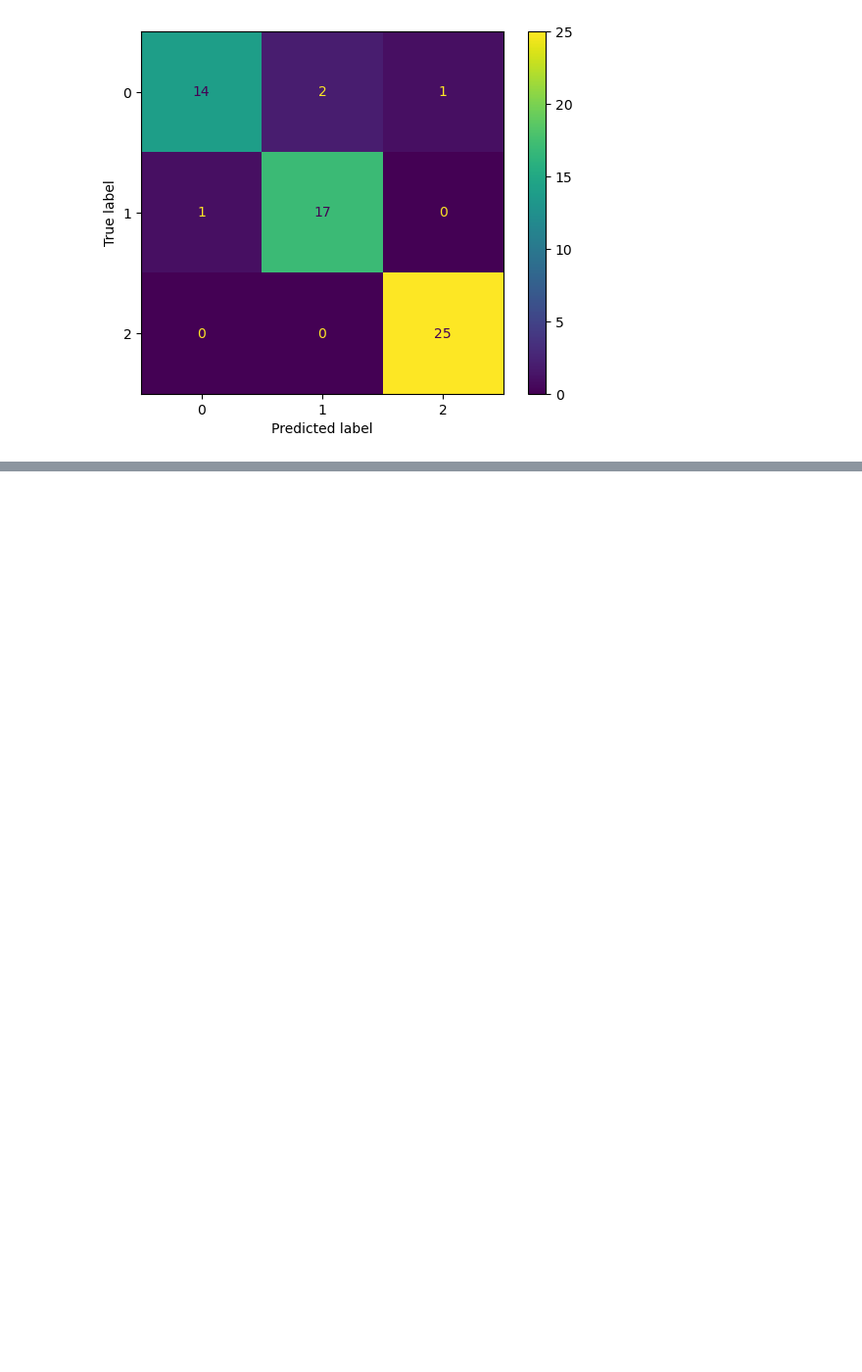
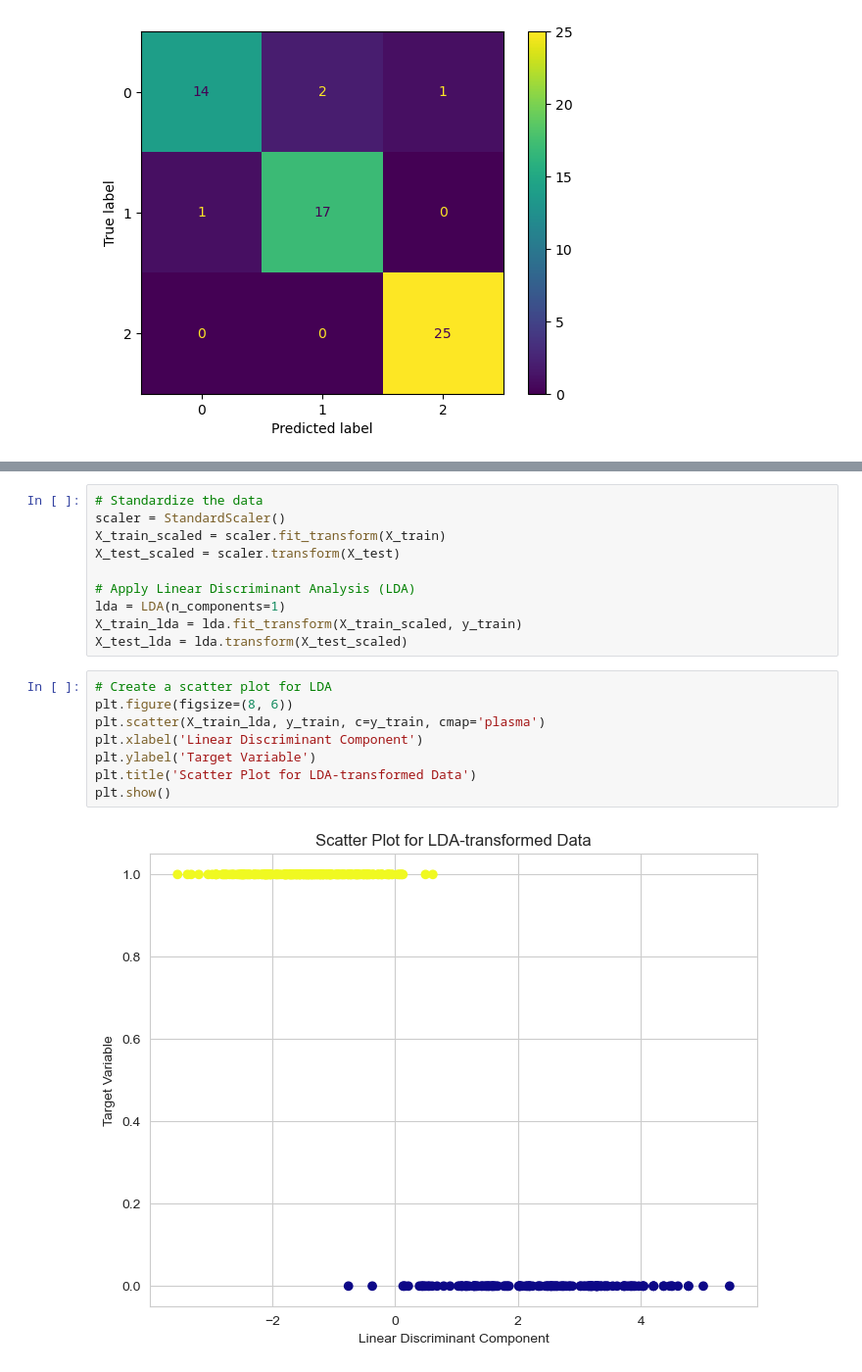
Before and after one commit to VaderSame/Mall-Customers-Segmentation-Dataset-, a Jupyter notebook: Assignment_2_Semal_Shastri.ipynb, the cells around one changed output, grey strips where cells are left out. Shown at 98% size. Saved outputs shown, nothing was run; the diff lists cells and outputs as text; blank space fills up the shorter version.

```diff
--- a/Assignment_2_Semal_Shastri.ipynb
+++ b/Assignment_2_Semal_Shastri.ipynb
@@ -346,0 +496,20 @@ weighted avg       0.93      0.93      0.93        60
+# %%
+# Standardize the data
+scaler = StandardScaler()
+X_train_scaled = scaler.fit_transform(X_train)
+X_test_scaled = scaler.transform(X_test)
+
+# Apply Linear Discriminant Analysis (LDA)
+lda = LDA(n_components=1)
+X_train_lda = lda.fit_transform(X_train_scaled, y_train)
+X_test_lda = lda.transform(X_test_scaled)
+# %%
+# Create a scatter plot for LDA
+plt.figure(figsize=(8, 6))
+plt.scatter(X_train_lda, y_train, c=y_train, cmap='plasma')
+plt.xlabel('Linear Discriminant Component')
+plt.ylabel('Target Variable')
+plt.title('Scatter Plot for LDA-transformed Data')
+plt.show()
+# %% [output]
+[figure, added]
```
Also changed, not shown: parts of 21 cells of this notebook.
